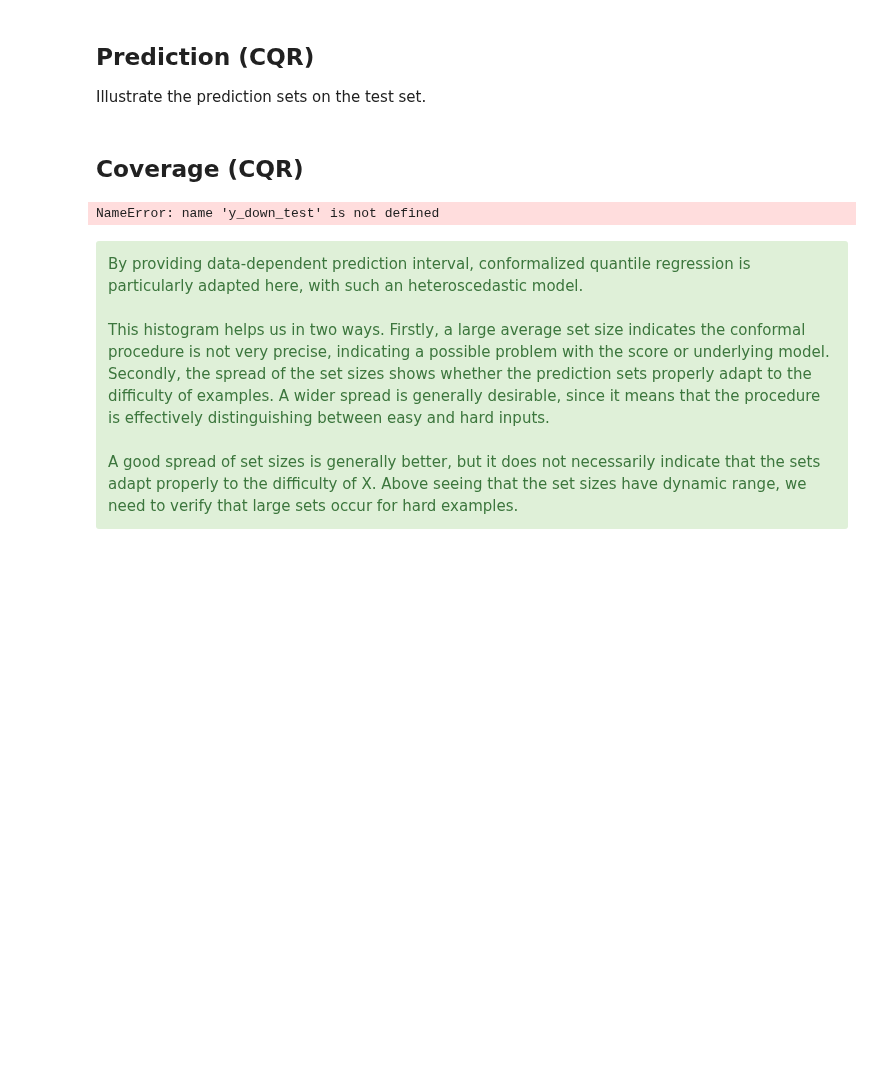
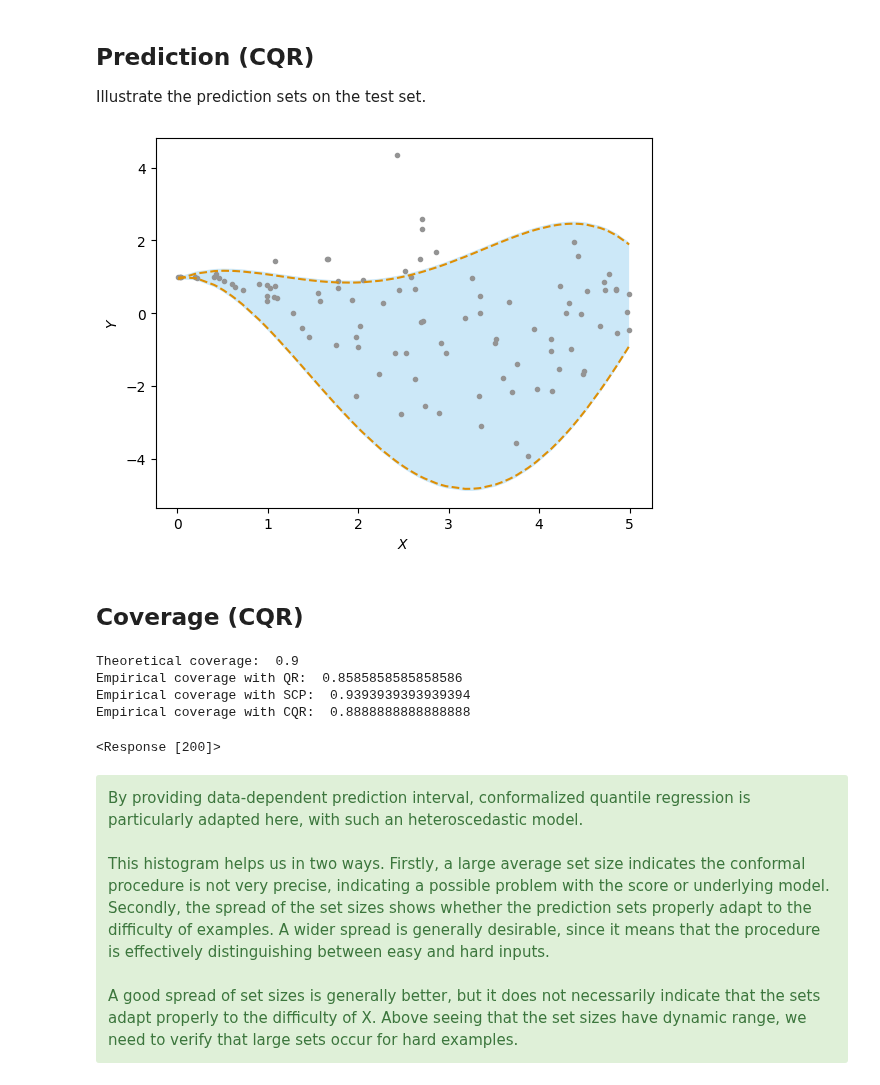
Before and after one commit to claireBoyer/tutorial-conformal-prediction, a Jupyter notebook: labs/correction/TP_cp.ipynb, the cells around one changed output. Drawn from its saved outputs; the diff is of its cells as text; code cells hidden in the pictures; blank space fills up the shorter version.

```diff
--- a/labs/correction/TP_cp.ipynb
+++ b/labs/correction/TP_cp.ipynb
@@ -418,11 +426,11 @@ solver = "highs" if sp_version >= parse_version("1.6.0") else "interior-point"
 beta = 0.1
 
 # Fit upper and lower quantiles
-qr_down = QuantileRegressor(                  # TODO OPERAND
-    quantile=beta/2, alpha=0,solver='highs')  # HIDE LINE
+qr_down = QuantileRegressor(quantile=beta/2, alpha=0,solver='highs') # TODO OPERAND
 
-qr_up = QuantileRegressor(                     # TODO OPERAND
-    quantile=1-beta/2, alpha=0,solver='highs') # HIDE LINE
+
+qr_up = QuantileRegressor(quantile=1-beta/2, alpha=0,solver='highs')# TODO OPERAND
+
 
 # Fitting  regression
 qr_down.fit(Xpoly_train, y_train)  # TODO LINE
@@ -441,7 +451,11 @@ y_down_cal = qr_down.predict(Xpoly_cal) # TODO OPERAND
 y_up_cal = qr_up.predict(Xpoly_cal)     # TODO OPERAND
 
 #signed scores
-residuals_cal = np.maximum(y_cal-y_up_cal, y_down_cal-y_cal) # TODO OPERAND
+def score_cqr(y_cal,y_up_cal,y_down_cal):
+    return(np.maximum(y_cal-y_up_cal, y_down_cal-y_cal)) #TODO LINE
+
+send(score_cqr, 10)
+residuals_cal = score_cqr(y_cal,y_up_cal,y_down_cal)
 
 n_cal = len(y_cal) # TODO OPERAND
 quantile_cqr = np.quantile(residuals_cal,np.ceil((1-beta)*(n_cal+1))/n_cal) # TODO OPERAND
@@ -454,29 +468,31 @@ Illustrate the prediction sets on the test set.
 # %%
 # prediction on test
 y_down_test = qr_down.predict(Xpoly_test) # TODO OPERAND
 y_up_test = qr_up.predict(Xpoly_test)     # TODO OPERAND
 
 # prediction interval
 ### TODO BLOCK
 plt.scatter(X_test,y_test,marker='.',color=color_test,zorder=2)
 plt.plot(X_test[np.argsort(X_test)],
          y_down_test[np.argsort(X_test)],
          '--',
          color=color_train)
 plt.plot(X_test[np.argsort(X_test)],
          y_up_test[np.argsort(X_test)],
          '--',
          color=color_train)
 plt.fill_between(X_test[np.argsort(X_test)],
                  y_up_test[np.argsort(X_test)]+quantile_cqr,
                  y_down_test[np.argsort(X_test)]-quantile_cqr,
                  fc=color_cal,alpha=.3)
 ### END TODO BLOCK
 plt.xlabel(r'$X$')
 plt.ylabel(r'$Y$')
 #plt.savefig('CQR_2.pdf', bbox_inches='tight',dpi=300)
-send(plt, 10)
+send(plt, 11)
 plt.show()
+# %% [output]
+[figure, added]
 # %% [markdown]
 <div id="coverage-(CQR)"> </div>
 
@@ -492,9 +508,13 @@ print("Empirical coverage with SCP: ",prop_covered_scp)
 print("Empirical coverage with CQR: ",prop_covered_cqr)
 
 
-send(["Theoret/ Emp_QR / Emp_SCP / EMP_CQR ",1-beta,prop_covered_qr,prop_covered_scp,prop_covered_cqr])
+send(np.array([["Theoret",1-beta],[ "Emp_QR", prop_covered_qr],["Emp_SCP",prop_covered_scp],["EMP_CQR", prop_covered_cqr]]), 12)
 # %% [output]
-NameError: name 'y_down_test' is not defined
+Theoretical coverage:  0.9
+Empirical coverage with QR:  0.8585858585858586
+Empirical coverage with SCP:  0.9393939393939394
+Empirical coverage with CQR:  0.8888888888888888
+<Response [200]>
 # %%
 ## Plot the histogram of the interval lengths of SCP vs. CQR
 # %% [markdown]
```
Also changed, not shown: parts of 13 cells of this notebook, 3 other files.
